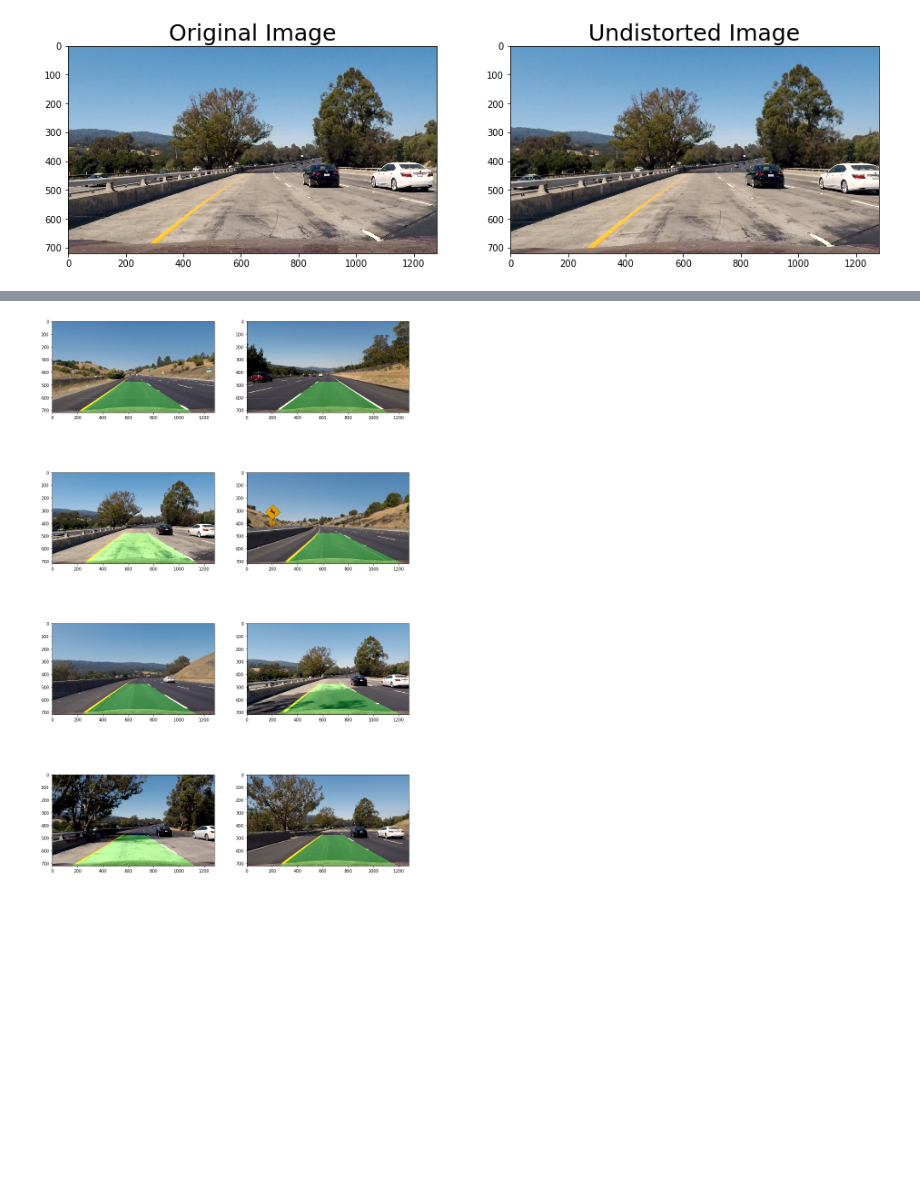
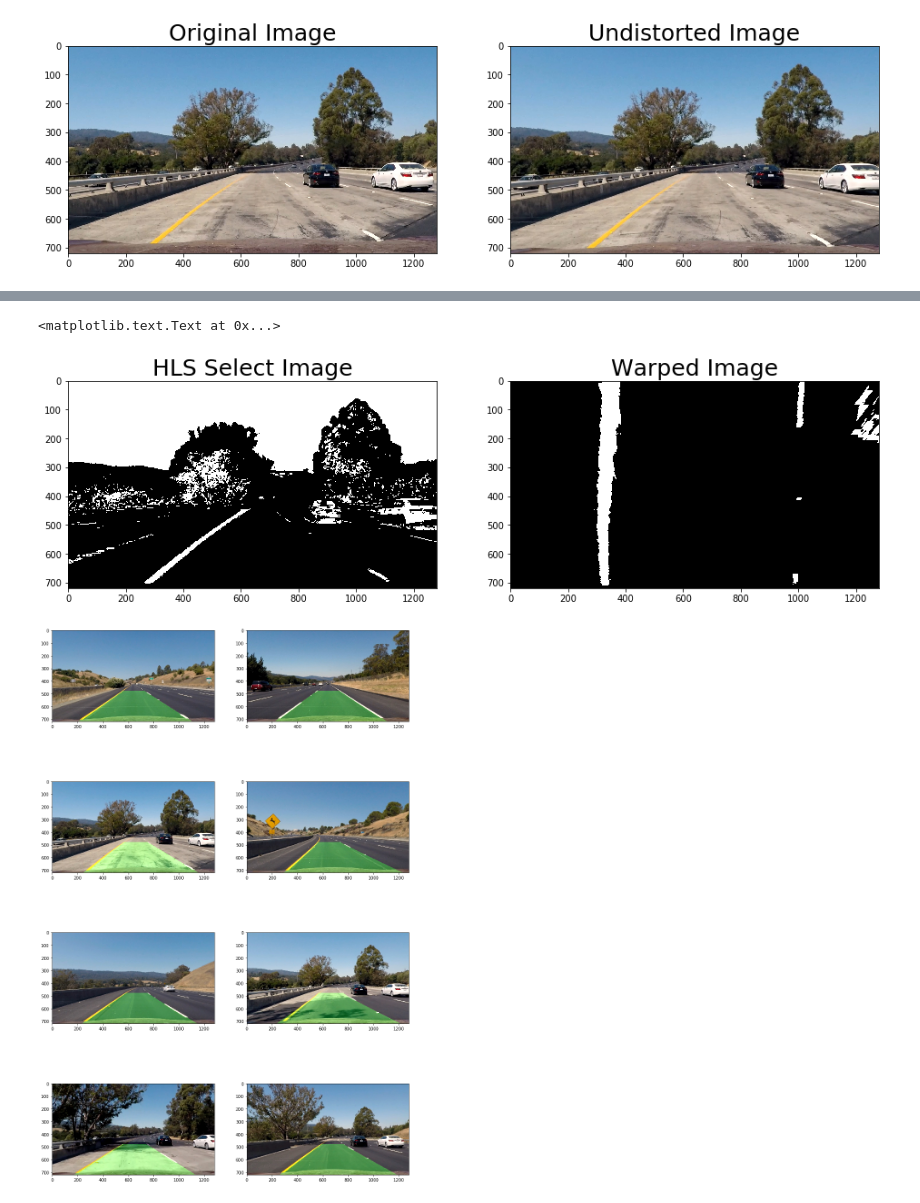
Before and after one commit to atlas604/advanced-lane-lines, a Jupyter notebook: advanced-lane-lines.ipynb, the cells around one changed output, grey strips where cells are left out. Cells and saved outputs as stored; diff of their text form; code cells hidden in the pictures; blank space fills up the shorter version.

```diff
--- a/advanced-lane-lines.ipynb
+++ b/advanced-lane-lines.ipynb
@@ -194,3 +212,15 @@ ax2.set_title('Warped Image', fontsize=25)
+# %%
+test1_hls = hls_select(test1_undist, thresh=(90, 255))
+test1_warped = warp(test1_hls, orient='M')
+
+f, (ax1, ax2) = plt.subplots(1, 2, figsize=(16,8))
+ax1.imshow(test1_hls, cmap='gray')
+ax1.set_title('HLS Select Image', fontsize=25)
+ax2.imshow(test1_warped, cmap='gray')
+ax2.set_title('Warped Image', fontsize=25)
+# %% [output]
+<matplotlib.text.Text at 0x...>
+[figure, added]
 # %%
 def process_image(img):
     image = cv2.undistort(img, mtx, dist, None, mtx)
```
Also changed, not shown: parts of 8 cells of this notebook.
